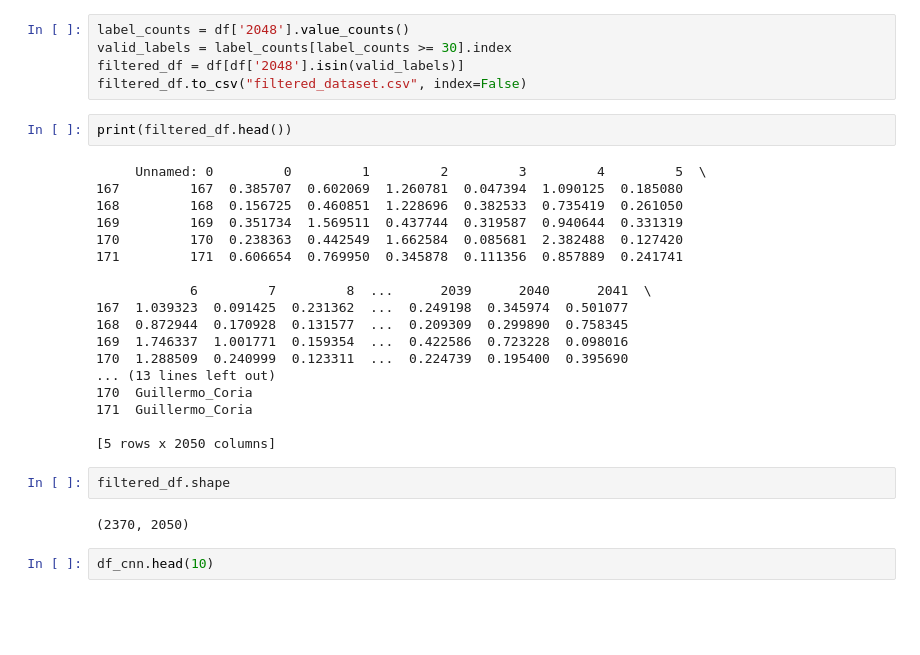
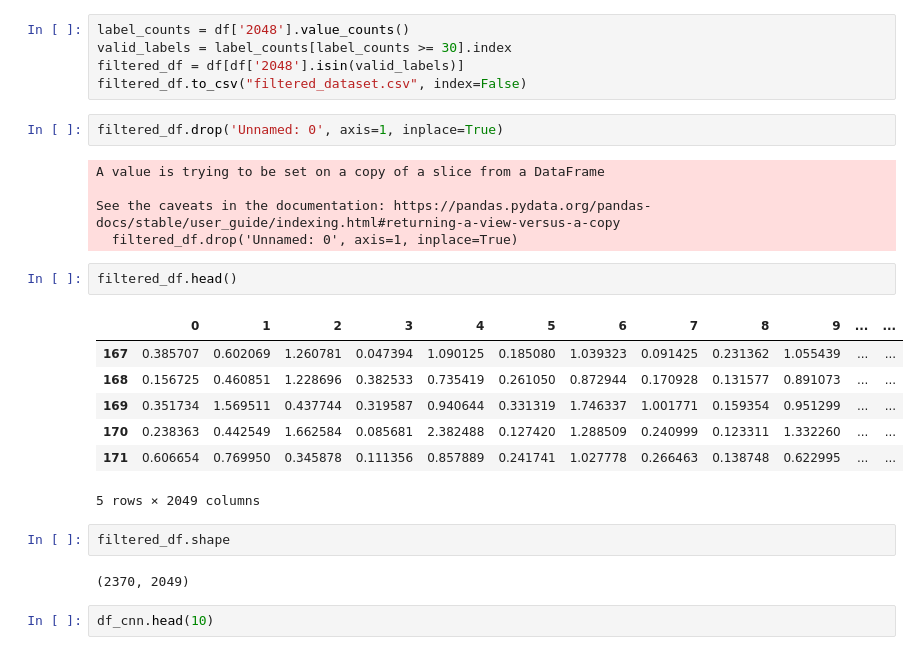
Before and after one commit to AgarwalMayank2/Face_Detection, a Jupyter notebook: applying_ML_algorithms/KNN_PRMLproj.ipynb, the cells around one changed output. Cells and saved outputs as stored; diff of their text form; blank space fills up the shorter version.

```diff
--- a/applying_ML_algorithms/KNN_PRMLproj.ipynb
+++ b/applying_ML_algorithms/KNN_PRMLproj.ipynb
@@ -25,30 +27,27 @@ label_counts = df['2048'].value_counts()
 valid_labels = label_counts[label_counts >= 30].index
 filtered_df = df[df['2048'].isin(valid_labels)]
 filtered_df.to_csv("filtered_dataset.csv", index=False)
-# %%
-print(filtered_df.head())
-# %% [output]
-     Unnamed: 0         0         1         2         3         4         5  \
-167         167  0.385707  0.602069  1.260781  0.047394  1.090125  0.185080
-168         168  0.156725  0.460851  1.228696  0.382533  0.735419  0.261050
-169         169  0.351734  1.569511  0.437744  0.319587  0.940644  0.331319
-170         170  0.238363  0.442549  1.662584  0.085681  2.382488  0.127420
-171         171  0.606654  0.769950  0.345878  0.111356  0.857889  0.241741
-
-            6         7         8  ...      2039      2040      2041  \
-167  1.039323  0.091425  0.231362  ...  0.249198  0.345974  0.501077
-168  0.872944  0.170928  0.131577  ...  0.209309  0.299890  0.758345
-169  1.746337  1.001771  0.159354  ...  0.422586  0.723228  0.098016
-170  1.288509  0.240999  0.123311  ...  0.224739  0.195400  0.395690
-... (13 lines left out)
-170  Guillermo_Coria
-171  Guillermo_Coria
-
-[5 rows x 2050 columns]
+# %%
+filtered_df.drop('Unnamed: 0', axis=1, inplace=True)
+# %% [output]
+A value is trying to be set on a copy of a slice from a DataFrame
+
+See the caveats in the documentation: https://pandas.pydata.org/pandas-docs/stable/user_guide/indexing.html#returning-a-view-versus-a-copy
+  filtered_df.drop('Unnamed: 0', axis=1, inplace=True)
+# %%
+filtered_df.head()
+# %% [output]
+|  | 0 | 1 | 2 | 3 | 4 | 5 | 6 | 7 | 8 | 9 | ... | ... |
+| 167 | 0.385707 | 0.602069 | 1.260781 | 0.047394 | 1.090125 | 0.185080 | 1.039323 | 0.091425 | 0.231362 | 1.055439 | ... | ... |
+| 168 | 0.156725 | 0.460851 | 1.228696 | 0.382533 | 0.735419 | 0.261050 | 0.872944 | 0.170928 | 0.131577 | 0.891073 | ... | ... |
+| 169 | 0.351734 | 1.569511 | 0.437744 | 0.319587 | 0.940644 | 0.331319 | 1.746337 | 1.001771 | 0.159354 | 0.951299 | ... | ... |
+| 170 | 0.238363 | 0.442549 | 1.662584 | 0.085681 | 2.382488 | 0.127420 | 1.288509 | 0.240999 | 0.123311 | 1.332260 | ... | ... |
+| 171 | 0.606654 | 0.769950 | 0.345878 | 0.111356 | 0.857889 | 0.241741 | 1.027778 | 0.266463 | 0.138748 | 0.622995 | ... | ... |
+5 rows × 2049 columns
 # %%
 filtered_df.shape
 # %% [output]
-(2370, 2050)
+(2370, 2049)
 # %%
 df_cnn.head(10)
 # %% [output]
```
Also changed, not shown: parts of 8 cells of this notebook.
